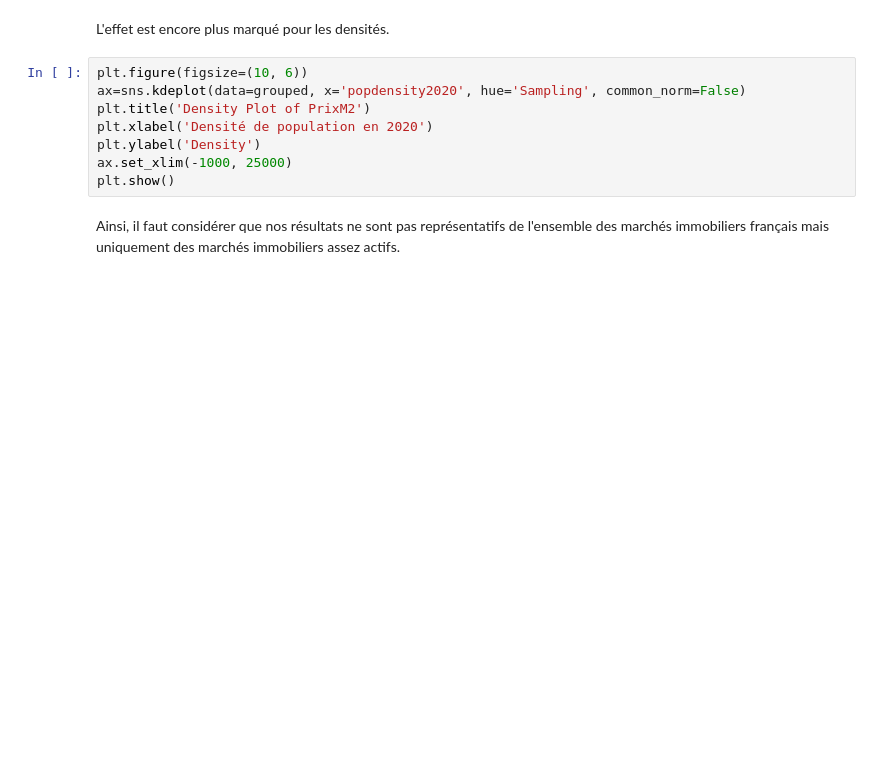
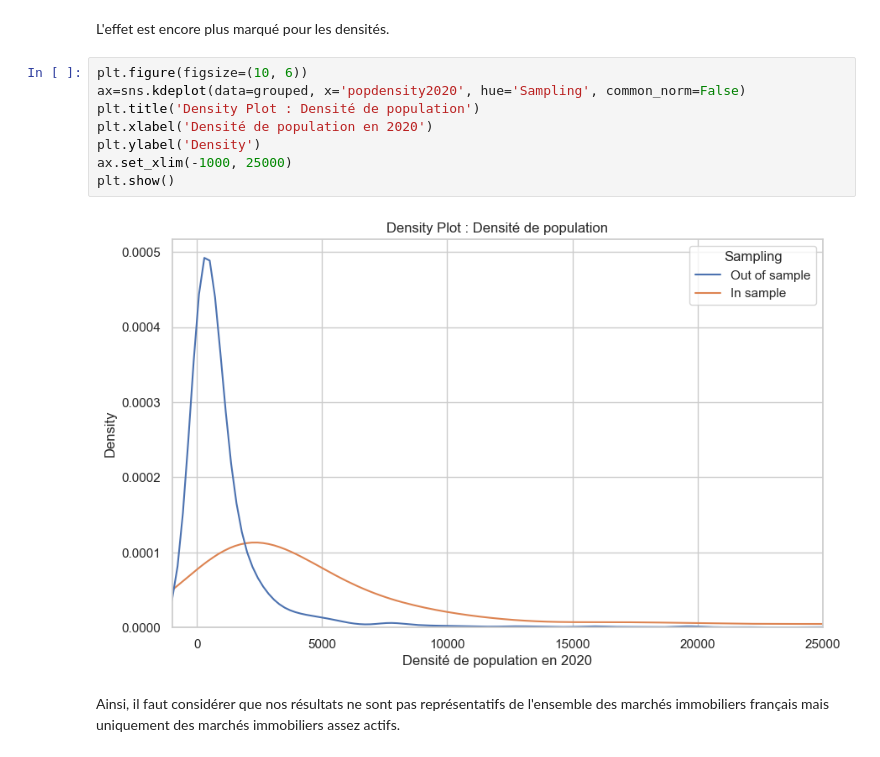
Before and after one commit to pwisniewski-econ/interestnpy, a Jupyter notebook: notebook_french.ipynb, the cells around one changed output. Drawn from its saved outputs; the diff is of its cells as text; blank space fills up the shorter version.

```diff
--- a/notebook_french.ipynb
+++ b/notebook_french.ipynb
@@ -766,11 +909,13 @@ L'effet est encore plus marqué pour les densités.
 # %%
 plt.figure(figsize=(10, 6))
 ax=sns.kdeplot(data=grouped, x='popdensity2020', hue='Sampling', common_norm=False)
-plt.title('Density Plot of PrixM2')
+plt.title('Density Plot : Densité de population')
 plt.xlabel('Densité de population en 2020')
 plt.ylabel('Density')
 ax.set_xlim(-1000, 25000)
 plt.show()
+# %% [output]
+[figure, added]
 # %% [markdown]
 Ainsi, il faut considérer que nos résultats ne sont pas représentatifs de l'ensemble des marchés immobiliers français mais uniquement des marchés immobiliers assez actifs.
 # %%
```
Also changed, not shown: parts of 50 cells of this notebook, 7 other files.
